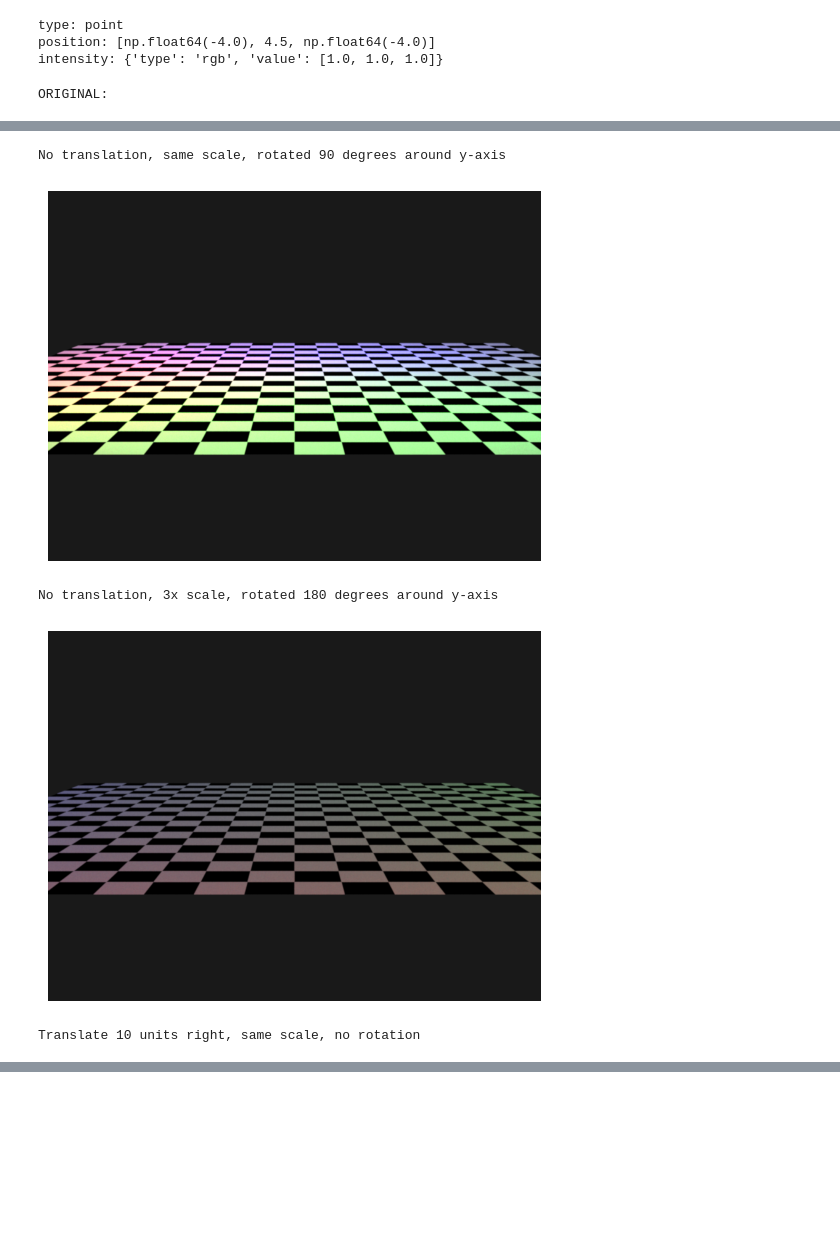
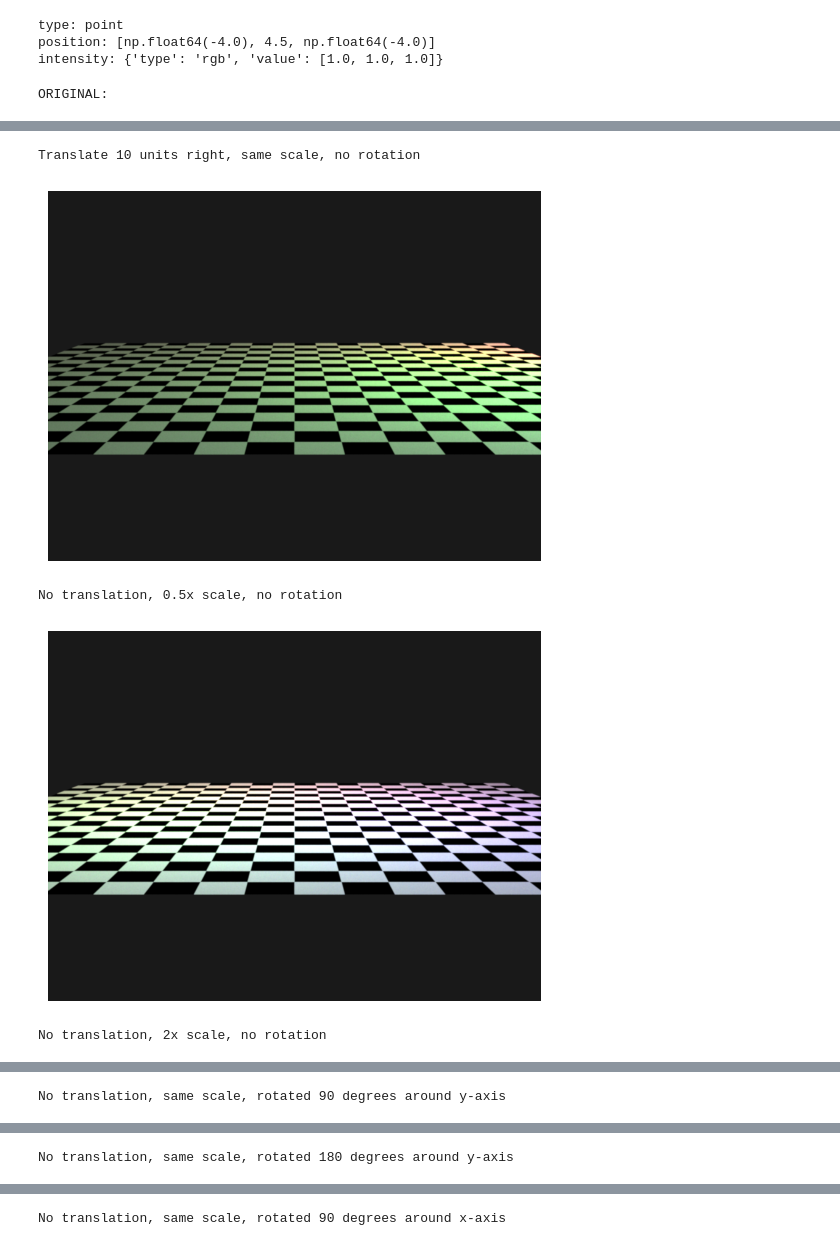
Before and after one commit to kkxthyl/WalmartRGB, a Jupyter notebook: cube/transforms.ipynb, the cells around one changed output, grey strips where cells are left out. Saved outputs shown, nothing was run; the diff lists cells and outputs as text; code cells hidden in the pictures; blank space fills up the shorter version.

Commit message:
output example update

```diff
--- a/cube/transforms.ipynb
+++ b/cube/transforms.ipynb
@@ -180,24 +180,36 @@ def render_scene(emitters, config="RGB", save_path=None):
         plt.show()
 # %%
 print("ORIGINAL:")
-render_scene(emitters, config=CONFIG, save_path="output/transform.png")
+render_scene(emitters, config=CONFIG, save_path="output/transform_orig.png")
+
+print("\nTranslate 10 units right, same scale, no rotation")
+e1 = update_emitters(emitters, [10, 0, 0], 1, [0, 0, 0])
+render_scene(e1, config=CONFIG, save_path="output/transform_translate.png")
+
+print("\nNo translation, 0.5x scale, no rotation")
+e2 = update_emitters(emitters, [0, 0, 0], 0.5, [0, 0, 0])
+render_scene(e2, config=CONFIG, save_path="output/transform_downscale.png")
+
+print("\nNo translation, 2x scale, no rotation")
+e3 = update_emitters(emitters, [0, 0, 0], 2, [0, 0, 0])
+render_scene(e3, config=CONFIG, save_path="output/transform_upscale.png")
 
 print("\nNo translation, same scale, rotated 90 degrees around y-axis")
-e1 = update_emitters(emitters, [0, 0, 0], 1, [0, 90, 0])
-render_scene(e1, config=CONFIG, save_path="output/transform2.png")
+e4 = update_emitters(emitters, [0, 0, 0], 1, [0, 90, 0])
+render_scene(e4, config=CONFIG, save_path="output/transform_rotate_y.png")
 
-print("\nNo translation, 3x scale, rotated 180 degrees around y-axis")
-e2 = update_emitters(emitters, [0, 0, 0], 3, [0, 180, 0])
-render_scene(e2, config=CONFIG, save_path="output/transform3.png")
+print("\nNo translation, same scale, rotated 180 degrees around y-axis")
+e5 = update_emitters(emitters, [0, 0, 0], 1, [0, 180, 0])
+render_scene(e5, config=CONFIG, save_path="output/transform5.png")
 
-print("\nTranslate 10 units right, same scale, no rotation")
-e3 = update_emitters(emitters, [10, 0, 0], 1, [0, 0, 0])
-render_scene(e3, config=CONFIG, save_path="output/transform4.png")
+print("\nNo translation, same scale, rotated 90 degrees around x-axis")
+e6 = update_emitters(emitters, [0, 0, 0], 1, [90, 0, 0])
+render_scene(e6, config=CONFIG, save_path="output/transform6.png")
 # %% [output]
 ORIGINAL:
 [figure]
-No translation, same scale, rotated 90 degrees around y-axis
+Translate 10 units right, same scale, no rotation
-[figure, old version]
+[figure, new version]
-No translation, 3x scale, rotated 180 degrees around y-axis
+No translation, 0.5x scale, no rotation
-[figure, old version]
+[figure, new version]
-Translate 10 units right, same scale, no rotation
+No translation, 2x scale, no rotation
@@ -204,0 +217 @@ Translate 10 units right, same scale, no rotation
+No translation, same scale, rotated 90 degrees around y-axis
@@ -204,0 +219 @@ Translate 10 units right, same scale, no rotation
+No translation, same scale, rotated 180 degrees around y-axis
@@ -204,0 +221 @@ Translate 10 units right, same scale, no rotation
+No translation, same scale, rotated 90 degrees around x-axis
```
Also changed, not shown: parts of 2 cells of this notebook.
